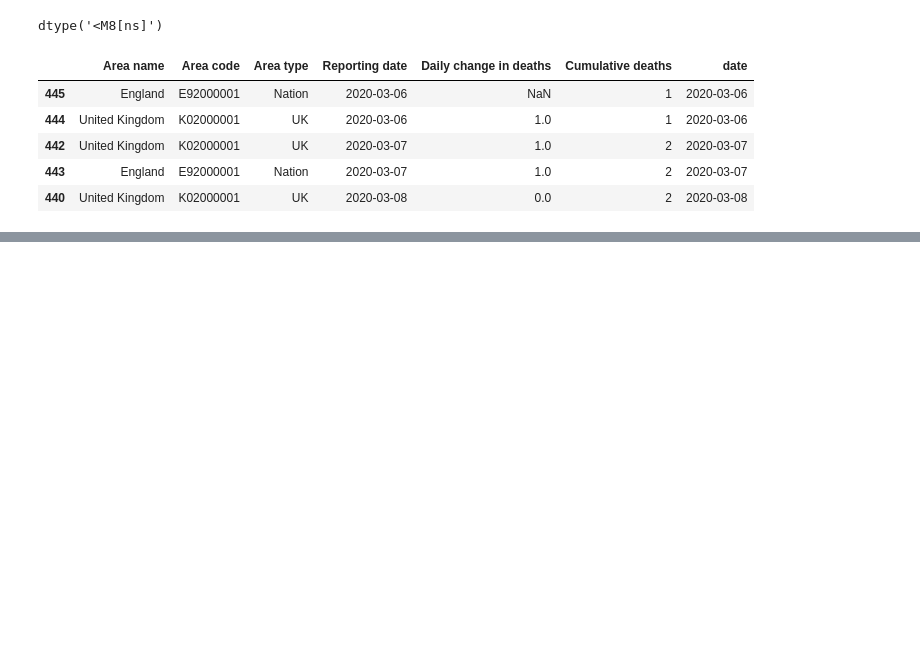
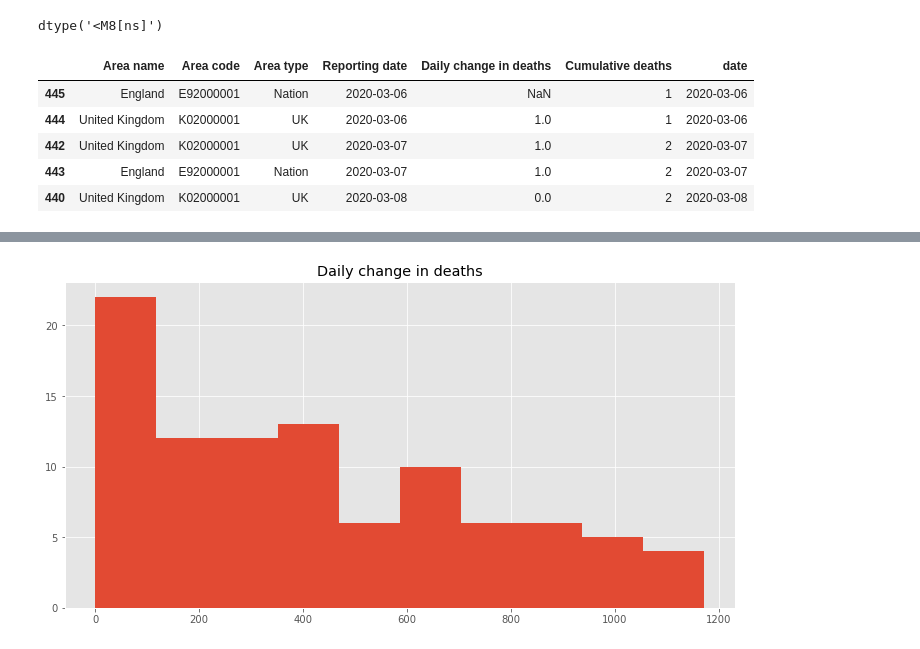
Before and after one commit to esraguzel/dsc-capstone-project-v2-onl01-dtsc-ft-012120, a Jupyter notebook: extract_tweets.ipynb, the cells around one changed output, grey strips where cells are left out. Cells and saved outputs as stored; diff of their text form; code cells hidden in the pictures; blank space fills up the shorter version.

```diff
--- a/extract_tweets.ipynb
+++ b/extract_tweets.ipynb
@@ -615,3 +722,8 @@ import statsmodels.api as sm
 import matplotlib.pyplot as plt
 from matplotlib.pylab import rcParams
 plt.style.use('ggplot')
+# %%
+series.hist(figsize = (12,6))
+plt.show()
+# %% [output]
+[figure, added]
```
Also changed, not shown: parts of 70 cells of this notebook, 1 other file.
